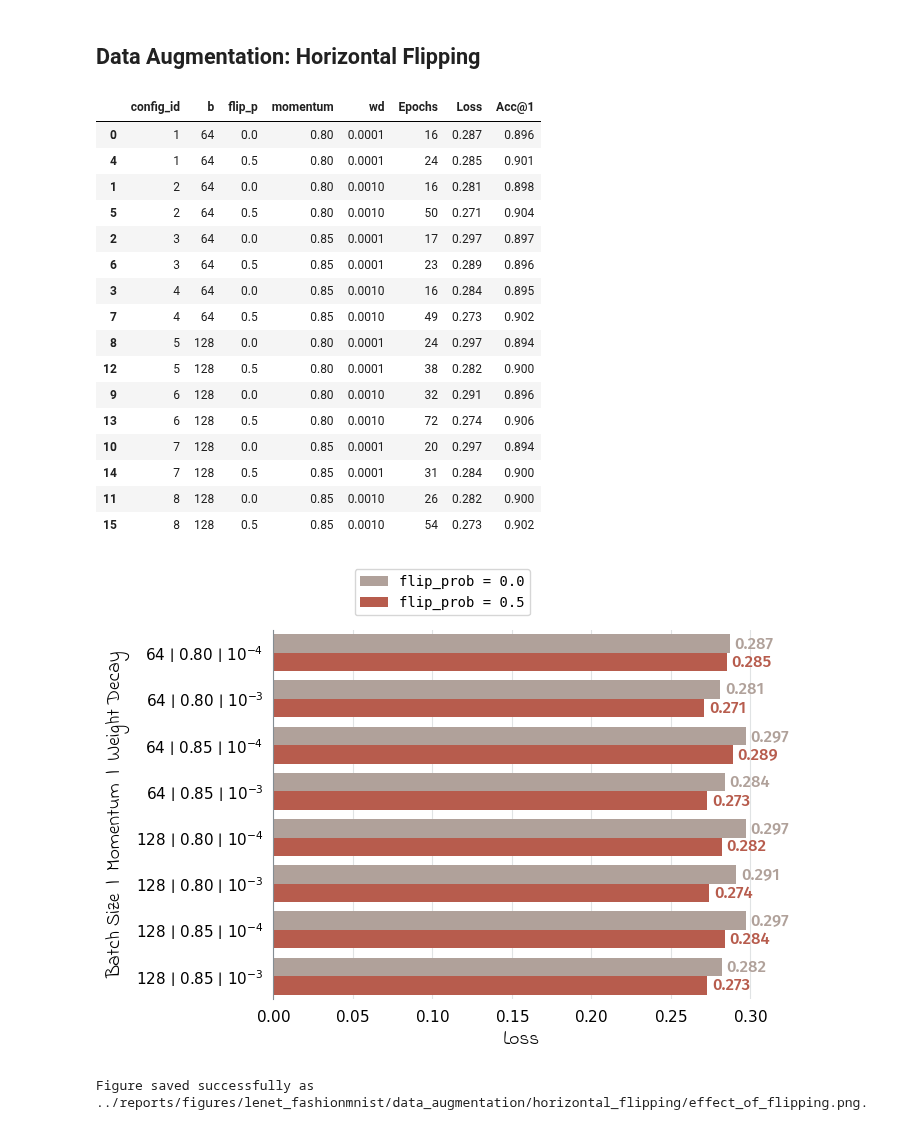
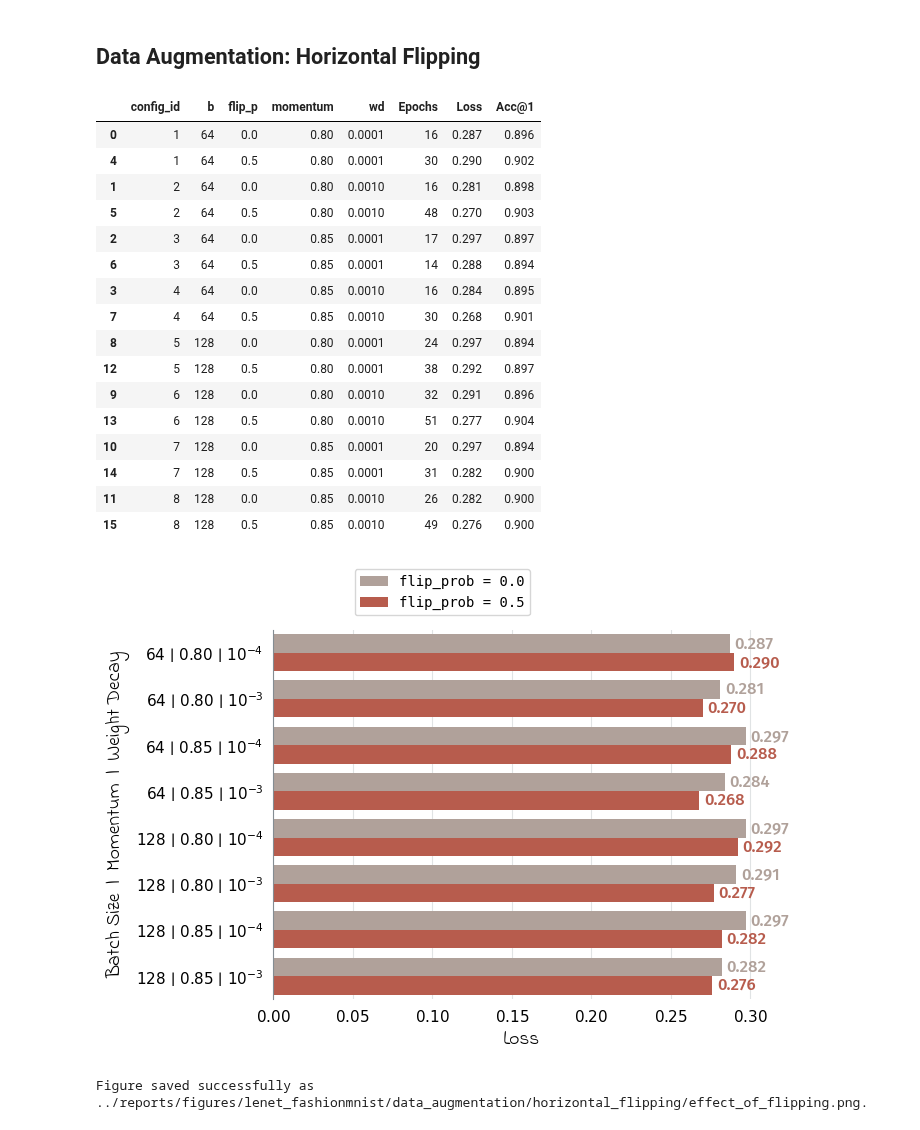
Before and after one commit to mrvnthss/rsa-vision-networks, a Jupyter notebook: notebooks/4.2-mt-data-analysis-lenet-fashionmnist.ipynb, the cells around one changed output. Drawn from its saved outputs; the diff is of its cells as text; code cells hidden in the pictures.

```diff
--- a/notebooks/4.2-mt-data-analysis-lenet-fashionmnist.ipynb
+++ b/notebooks/4.2-mt-data-analysis-lenet-fashionmnist.ipynb
@@ -884,49 +884,49 @@ save_figure(fig_heatmap_subset, dir_name / "heatmap_subset.png")
 ## Data Augmentation: Horizontal Flipping
 # %%
 # Load and parse results
-log_dir = "../out/lenet_fashionmnist/data_augmentation/horizontal_flipping/2024-09-08_11-17-03"
+log_dir = "../out/lenet_fashionmnist/data_augmentation/horizontal_flipping/2024-09-21_14-20-38"
 hflip = parse_log_dir(
     log_dir,
     get_training_results,
     mode="Val"
 )
 
 # Abbreviate column names
 hflip = hflip.rename(columns={
     "Accuracy@1": "Acc@1",
     "Accuracy@5": "Acc@5"
 })
 
 # Add ID to identify runs with identical hparams (except for flip probability)
 hflip["config_id"] = hflip.groupby(["b", "momentum", "wd"]).ngroup() + 1
 
 # Reorder columns and drop "Acc@5"
 col_order = hflip.columns.tolist()
 col_order = [col_name for col_name in col_order if col_name not in ["config_id", "Acc@5"]]
 col_order = ["config_id", *col_order]
 hflip = hflip[col_order]
 
 # Sort and display results
 hflip = hflip.sort_values(by=["config_id", "flip_p"])
 hflip
 # %% [output]
 |  | config_id | b | flip_p | momentum | wd | Epochs | Loss | Acc@1 |
 | 0 | 1 | 64 | 0.0 | 0.80 | 0.0001 | 16 | 0.287 | 0.896 |
-| 4 | 1 | 64 | 0.5 | 0.80 | 0.0001 | 24 | 0.285 | 0.901 |
+| 4 | 1 | 64 | 0.5 | 0.80 | 0.0001 | 30 | 0.290 | 0.902 |
 | 1 | 2 | 64 | 0.0 | 0.80 | 0.0010 | 16 | 0.281 | 0.898 |
-| 5 | 2 | 64 | 0.5 | 0.80 | 0.0010 | 50 | 0.271 | 0.904 |
+| 5 | 2 | 64 | 0.5 | 0.80 | 0.0010 | 48 | 0.270 | 0.903 |
 | 2 | 3 | 64 | 0.0 | 0.85 | 0.0001 | 17 | 0.297 | 0.897 |
-| 6 | 3 | 64 | 0.5 | 0.85 | 0.0001 | 23 | 0.289 | 0.896 |
+| 6 | 3 | 64 | 0.5 | 0.85 | 0.0001 | 14 | 0.288 | 0.894 |
 | 3 | 4 | 64 | 0.0 | 0.85 | 0.0010 | 16 | 0.284 | 0.895 |
-| 7 | 4 | 64 | 0.5 | 0.85 | 0.0010 | 49 | 0.273 | 0.902 |
+| 7 | 4 | 64 | 0.5 | 0.85 | 0.0010 | 30 | 0.268 | 0.901 |
 | 8 | 5 | 128 | 0.0 | 0.80 | 0.0001 | 24 | 0.297 | 0.894 |
-| 12 | 5 | 128 | 0.5 | 0.80 | 0.0001 | 38 | 0.282 | 0.900 |
+| 12 | 5 | 128 | 0.5 | 0.80 | 0.0001 | 38 | 0.292 | 0.897 |
 | 9 | 6 | 128 | 0.0 | 0.80 | 0.0010 | 32 | 0.291 | 0.896 |
-| 13 | 6 | 128 | 0.5 | 0.80 | 0.0010 | 72 | 0.274 | 0.906 |
+| 13 | 6 | 128 | 0.5 | 0.80 | 0.0010 | 51 | 0.277 | 0.904 |
 | 10 | 7 | 128 | 0.0 | 0.85 | 0.0001 | 20 | 0.297 | 0.894 |
-| 14 | 7 | 128 | 0.5 | 0.85 | 0.0001 | 31 | 0.284 | 0.900 |
+| 14 | 7 | 128 | 0.5 | 0.85 | 0.0001 | 31 | 0.282 | 0.900 |
 | 11 | 8 | 128 | 0.0 | 0.85 | 0.0010 | 26 | 0.282 | 0.900 |
-| 15 | 8 | 128 | 0.5 | 0.85 | 0.0010 | 54 | 0.273 | 0.902 |
+| 15 | 8 | 128 | 0.5 | 0.85 | 0.0010 | 49 | 0.276 | 0.900 |
 # %%
 # Preparations to set hue in sns.barplot
 palette = {
@@ -1022,7 +1022,7 @@ plt.show()
 # Restore defaults
 plt.rcdefaults()
 # %% [output]
-[figure, old version]
+[figure, new version]
 # %%
 # Save figure
 fig_hflip = ax.get_figure()
```
Also changed, not shown: parts of 2 cells of this notebook, 3 other files.
